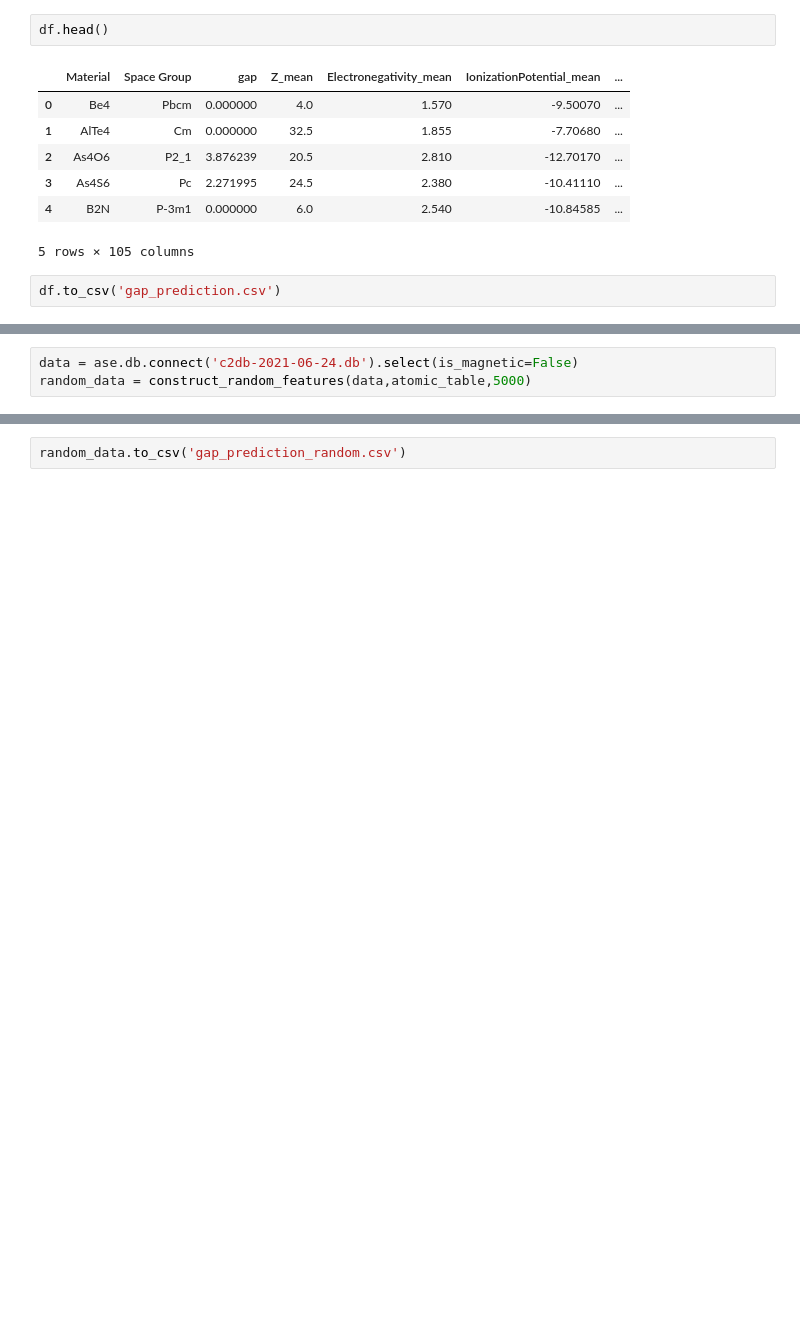
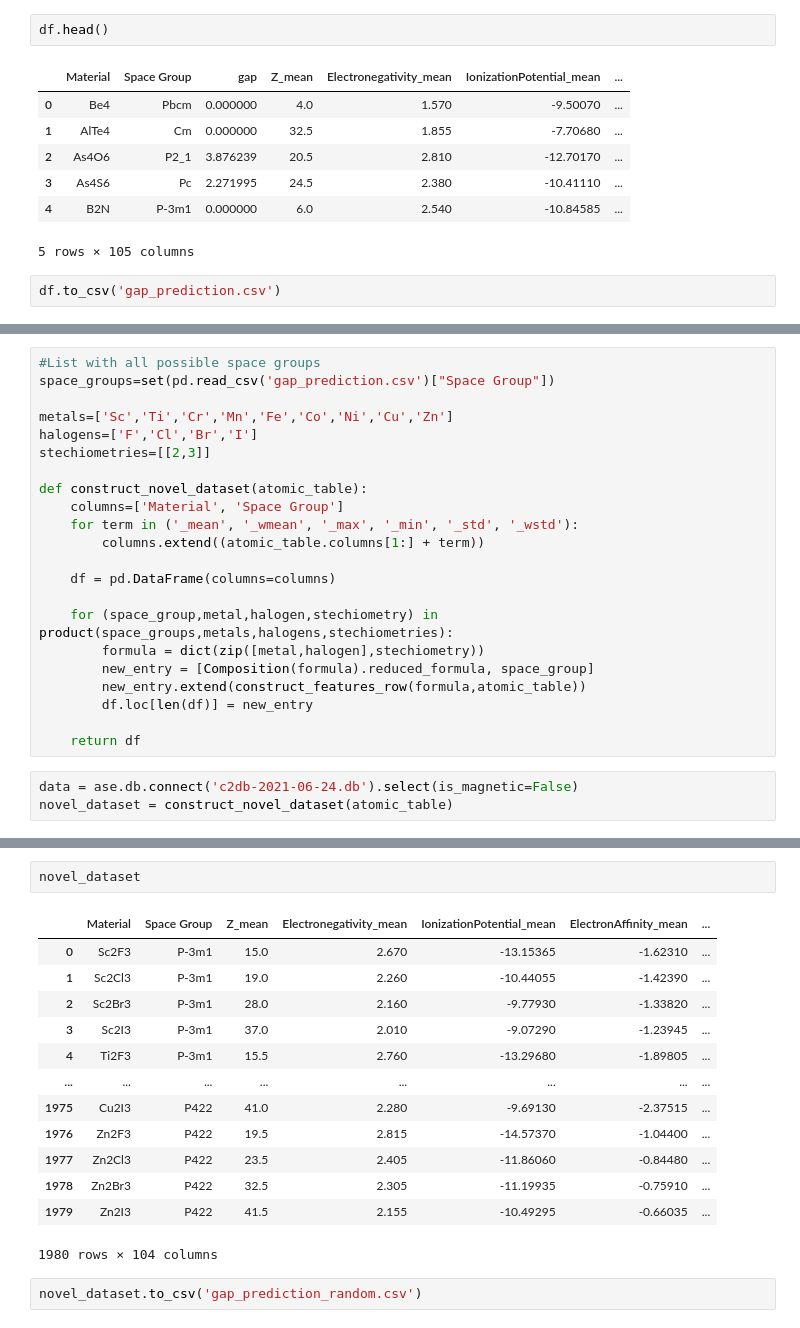
Before and after one commit to marcsgil/MLPhysics, a Jupyter notebook: 3 - Metal Insulator Classification/dataset_preparation.ipynb, the cells around one changed output, grey strips where cells are left out. Drawn from its saved outputs; the diff is of its cells as text; blank space fills up the shorter version.

```diff
--- a/3 - Metal Insulator Classification/dataset_preparation.ipynb
+++ b/3 - Metal Insulator Classification/dataset_preparation.ipynb
@@ -124,3 +108,25 @@ def construct_random_features(data,atomic_table,N_materials):
+# %%
+#List with all possible space groups
+space_groups=set(pd.read_csv('gap_prediction.csv')["Space Group"])
+
+metals=['Sc','Ti','Cr','Mn','Fe','Co','Ni','Cu','Zn']
+halogens=['F','Cl','Br','I']
+stechiometries=[[2,3]]
+
+def construct_novel_dataset(atomic_table):
+    columns=['Material', 'Space Group']
+    for term in ('_mean', '_wmean', '_max', '_min', '_std', '_wstd'):
+        columns.extend((atomic_table.columns[1:] + term))
+
+    df = pd.DataFrame(columns=columns)
+
+    for (space_group,metal,halogen,stechiometry) in product(space_groups,metals,halogens,stechiometries):
+        formula = dict(zip([metal,halogen],stechiometry))
+        new_entry = [Composition(formula).reduced_formula, space_group]
+        new_entry.extend(construct_features_row(formula,atomic_table))
+        df.loc[len(df)] = new_entry
+
+    return df
 # %%
 data = ase.db.connect('c2db-2021-06-24.db').select(is_magnetic=False)
-random_data = construct_random_features(data,atomic_table,5000)
+novel_dataset = construct_novel_dataset(atomic_table)
@@ -143,2 +133,18 @@ random_data
+# %%
+novel_dataset
+# %% [output]
+|  | Material | Space Group | Z_mean | Electronegativity_mean | IonizationPotential_mean | ElectronAffinity_mean | ... |
+| 0 | Sc2F3 | P-3m1 | 15.0 | 2.670 | -13.15365 | -1.62310 | ... |
+| 1 | Sc2Cl3 | P-3m1 | 19.0 | 2.260 | -10.44055 | -1.42390 | ... |
+| 2 | Sc2Br3 | P-3m1 | 28.0 | 2.160 | -9.77930 | -1.33820 | ... |
+| 3 | Sc2I3 | P-3m1 | 37.0 | 2.010 | -9.07290 | -1.23945 | ... |
+| 4 | Ti2F3 | P-3m1 | 15.5 | 2.760 | -13.29680 | -1.89805 | ... |
+| ... | ... | ... | ... | ... | ... | ... | ... |
+| 1975 | Cu2I3 | P422 | 41.0 | 2.280 | -9.69130 | -2.37515 | ... |
+| 1976 | Zn2F3 | P422 | 19.5 | 2.815 | -14.57370 | -1.04400 | ... |
+| 1977 | Zn2Cl3 | P422 | 23.5 | 2.405 | -11.86060 | -0.84480 | ... |
+| 1978 | Zn2Br3 | P422 | 32.5 | 2.305 | -11.19935 | -0.75910 | ... |
+| 1979 | Zn2I3 | P422 | 41.5 | 2.155 | -10.49295 | -0.66035 | ... |
+1980 rows × 104 columns
 # %%
-random_data.to_csv('gap_prediction_random.csv')
+novel_dataset.to_csv('gap_prediction_random.csv')
```
Also changed, not shown: parts of 6 cells of this notebook, 3 other files.
